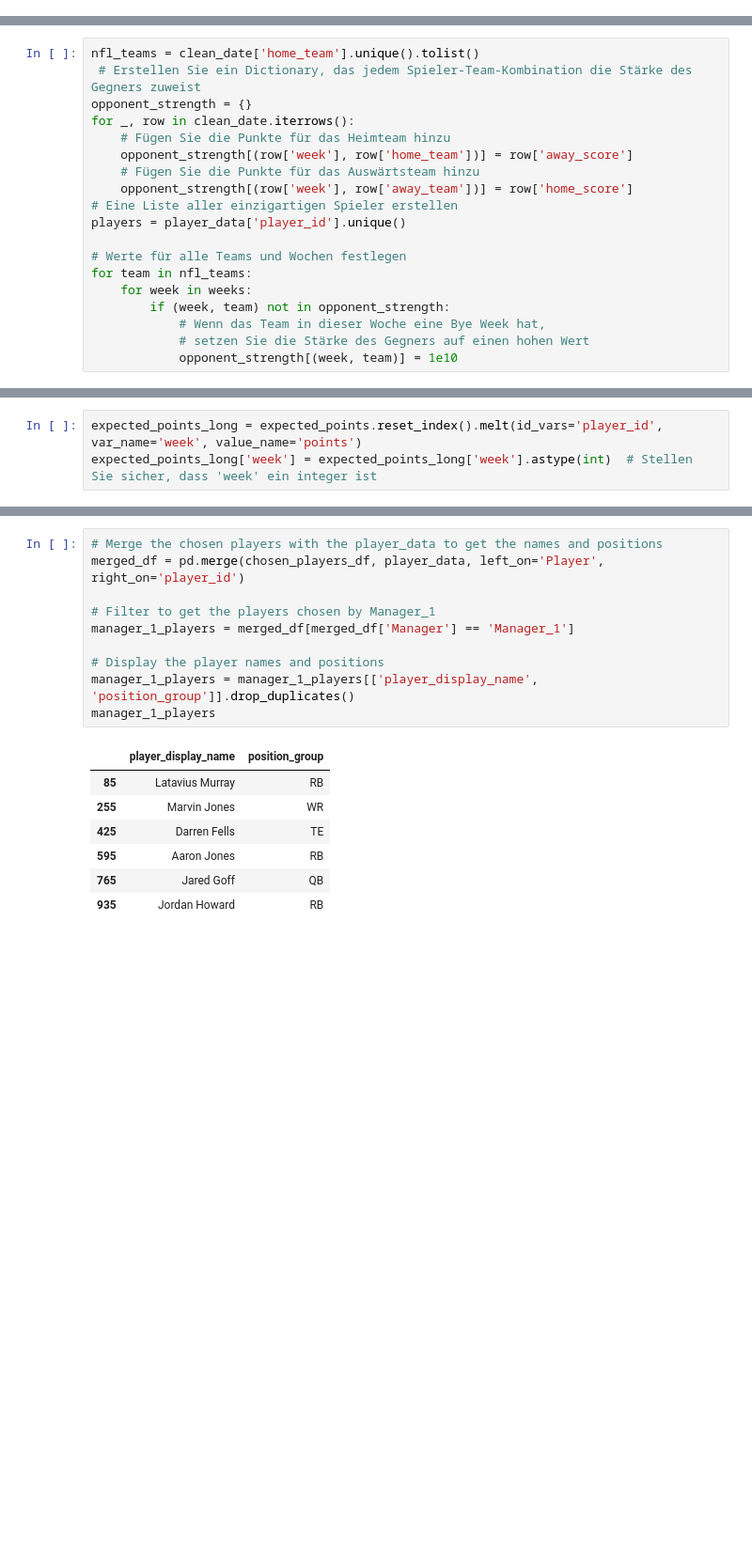
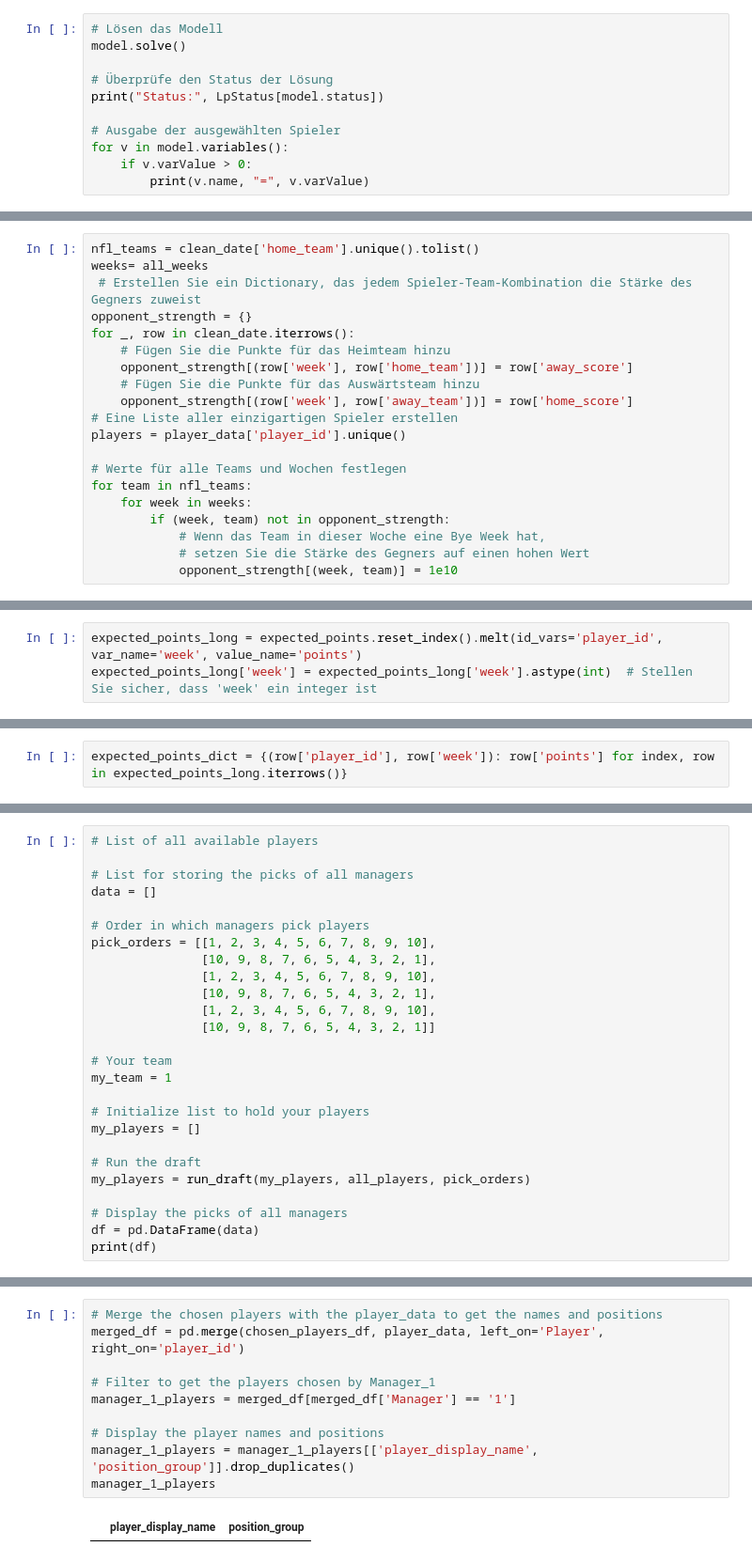
Before and after one commit to MariusRemmlinger/data-driven-fantasy-manager, a Jupyter notebook: model.ipynb, the cells around one changed output, grey strips where cells are left out. Shown at 94% size. Cells and saved outputs as stored; diff of their text form; blank space fills up the shorter version.

```diff
--- a/model.ipynb
+++ b/model.ipynb
@@ -271,0 +1375,11 @@ players['rank'] = players['final_score'].rank(ascending=False, method='min')
+# %%
+# Lösen das Modell
+model.solve()
+
+# Überprüfe den Status der Lösung
+print("Status:", LpStatus[model.status])
+
+# Ausgabe der ausgewählten Spieler
+for v in model.variables():
+    if v.varValue > 0:
+        print(v.name, "=", v.varValue)
@@ -290,6 +1529,7 @@ for column in ['player_display_name', 'position_group', 'recent_team', 'season']
 player_data.fillna(0, inplace=True)
 # %%
 nfl_teams = clean_date['home_team'].unique().tolist()
+weeks= all_weeks
  # Erstellen Sie ein Dictionary, das jedem Spieler-Team-Kombination die Stärke des Gegners zuweist
 opponent_strength = {}
 for _, row in clean_date.iterrows():
@@ -696,0 +1578,2 @@ player_data
+# %%
+expected_points_dict = {(row['player_id'], row['week']): row['points'] for index, row in expected_points_long.iterrows()}
@@ -696,0 +1823,26 @@ player_data
+# %%
+# List of all available players
+
+# List for storing the picks of all managers
+data = []
+
+# Order in which managers pick players
+pick_orders = [[1, 2, 3, 4, 5, 6, 7, 8, 9, 10],
+               [10, 9, 8, 7, 6, 5, 4, 3, 2, 1],
+               [1, 2, 3, 4, 5, 6, 7, 8, 9, 10],
+               [10, 9, 8, 7, 6, 5, 4, 3, 2, 1],
+               [1, 2, 3, 4, 5, 6, 7, 8, 9, 10],
+               [10, 9, 8, 7, 6, 5, 4, 3, 2, 1]]
+
+# Your team
+my_team = 1
+
+# Initialize list to hold your players
+my_players = []
+
+# Run the draft
+my_players = run_draft(my_players, all_players, pick_orders)
+
+# Display the picks of all managers
+df = pd.DataFrame(data)
+print(df)
@@ -697,18 +2350,12 @@ player_data
 # %%
 # Merge the chosen players with the player_data to get the names and positions
 merged_df = pd.merge(chosen_players_df, player_data, left_on='Player', right_on='player_id')
 
 # Filter to get the players chosen by Manager_1
-manager_1_players = merged_df[merged_df['Manager'] == 'Manager_1']
+manager_1_players = merged_df[merged_df['Manager'] == '1']
 
 # Display the player names and positions
 manager_1_players = manager_1_players[['player_display_name', 'position_group']].drop_duplicates()
 manager_1_players
 # %% [output]
 |  | player_display_name | position_group |
-| 85 | Latavius Murray | RB |
-| 255 | Marvin Jones | WR |
-| 425 | Darren Fells | TE |
-| 595 | Aaron Jones | RB |
-| 765 | Jared Goff | QB |
-| 935 | Jordan Howard | RB |
```
Also changed, not shown: parts of 71 cells of this notebook, 10 other files.
